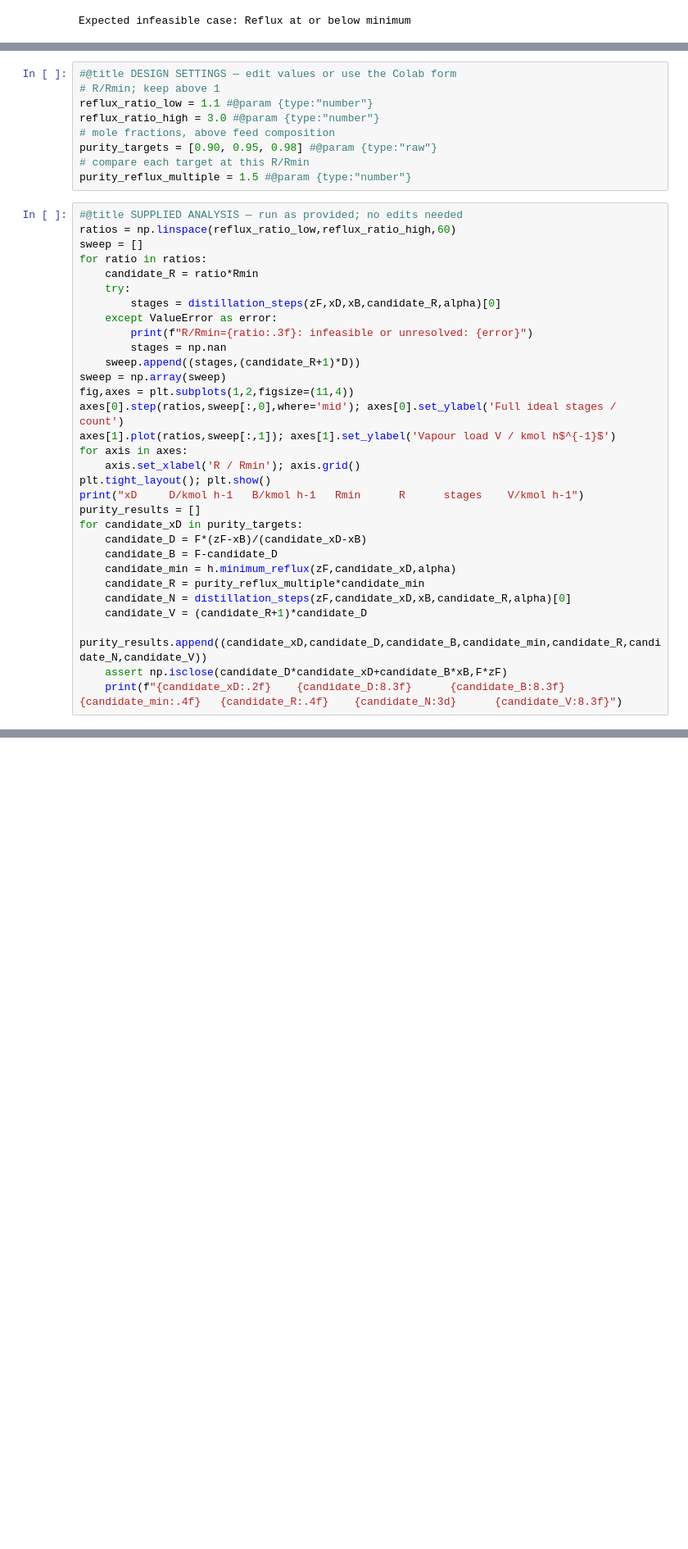
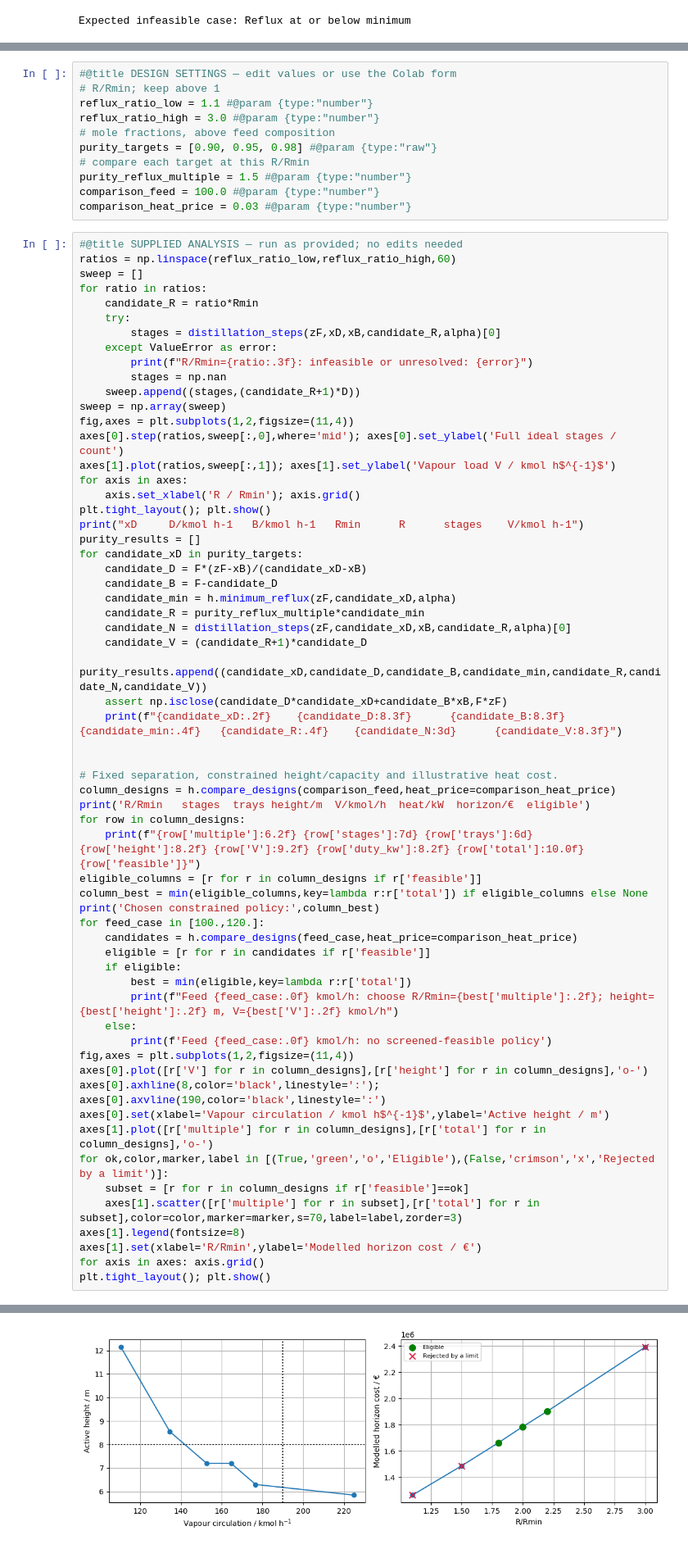
Before and after one commit to jollactic/1KB705, a Jupyter notebook: lab_03_distillation/lab_solution.ipynb, the cells around one changed output, grey strips where cells are left out. Shown at 82% size. Drawn from its saved outputs; the diff is of its cells as text; blank space fills up the shorter version.

```diff
--- a/lab_03_distillation/lab_solution.ipynb
+++ b/lab_03_distillation/lab_solution.ipynb
@@ -378,6 +404,8 @@ reflux_ratio_high = 3.0 #@param {type:"number"}
 purity_targets = [0.90, 0.95, 0.98] #@param {type:"raw"}
 # compare each target at this R/Rmin
 purity_reflux_multiple = 1.5 #@param {type:"number"}
+comparison_feed = 100.0 #@param {type:"number"}
+comparison_heat_price = 0.03 #@param {type:"number"}
 # %%
 #@title SUPPLIED ANALYSIS — run as provided; no edits needed
 ratios = np.linspace(reflux_ratio_low,reflux_ratio_high,60)
@@ -409,6 +437,36 @@ for candidate_xD in purity_targets:
     purity_results.append((candidate_xD,candidate_D,candidate_B,candidate_min,candidate_R,candidate_N,candidate_V))
     assert np.isclose(candidate_D*candidate_xD+candidate_B*xB,F*zF)
     print(f"{candidate_xD:.2f}    {candidate_D:8.3f}      {candidate_B:8.3f}    {candidate_min:.4f}   {candidate_R:.4f}    {candidate_N:3d}      {candidate_V:8.3f}")
+
+
+# Fixed separation, constrained height/capacity and illustrative heat cost.
+column_designs = h.compare_designs(comparison_feed,heat_price=comparison_heat_price)
+print('R/Rmin   stages  trays height/m  V/kmol/h  heat/kW  horizon/€  eligible')
+for row in column_designs:
+    print(f"{row['multiple']:6.2f} {row['stages']:7d} {row['trays']:6d} {row['height']:8.2f} {row['V']:9.2f} {row['duty_kw']:8.2f} {row['total']:10.0f} {row['feasible']}")
+eligible_columns = [r for r in column_designs if r['feasible']]
+column_best = min(eligible_columns,key=lambda r:r['total']) if eligible_columns else None
+print('Chosen constrained policy:',column_best)
+for feed_case in [100.,120.]:
+    candidates = h.compare_designs(feed_case,heat_price=comparison_heat_price)
+    eligible = [r for r in candidates if r['feasible']]
+    if eligible:
+        best = min(eligible,key=lambda r:r['total'])
+        print(f"Feed {feed_case:.0f} kmol/h: choose R/Rmin={best['multiple']:.2f}; height={best['height']:.2f} m, V={best['V']:.2f} kmol/h")
+    else:
+        print(f'Feed {feed_case:.0f} kmol/h: no screened-feasible policy')
+fig,axes = plt.subplots(1,2,figsize=(11,4))
+axes[0].plot([r['V'] for r in column_designs],[r['height'] for r in column_designs],'o-')
+axes[0].axhline(8,color='black',linestyle=':'); axes[0].axvline(190,color='black',linestyle=':')
+axes[0].set(xlabel='Vapour circulation / kmol h$^{-1}$',ylabel='Active height / m')
+axes[1].plot([r['multiple'] for r in column_designs],[r['total'] for r in column_designs],'o-')
+for ok,color,marker,label in [(True,'green','o','Eligible'),(False,'crimson','x','Rejected by a limit')]:
+    subset = [r for r in column_designs if r['feasible']==ok]
+    axes[1].scatter([r['multiple'] for r in subset],[r['total'] for r in subset],color=color,marker=marker,s=70,label=label,zorder=3)
+axes[1].legend(fontsize=8)
+axes[1].set(xlabel='R/Rmin',ylabel='Modelled horizon cost / €')
+for axis in axes: axis.grid()
+plt.tight_layout(); plt.show()
 # %% [output]
 [figure]
 xD     D/kmol h-1   B/kmol h-1   Rmin      R      stages    V/kmol h-1
@@ -418,3 +486,4 @@ xD     D/kmol h-1   B/kmol h-1   Rmin      R      stages    V/kmol h-1
+[figure, added]
 # %% [markdown]
 **Answers to the design questions — default settings**
 
```
Also changed, not shown: parts of 6 cells of this notebook, 16 other files.
